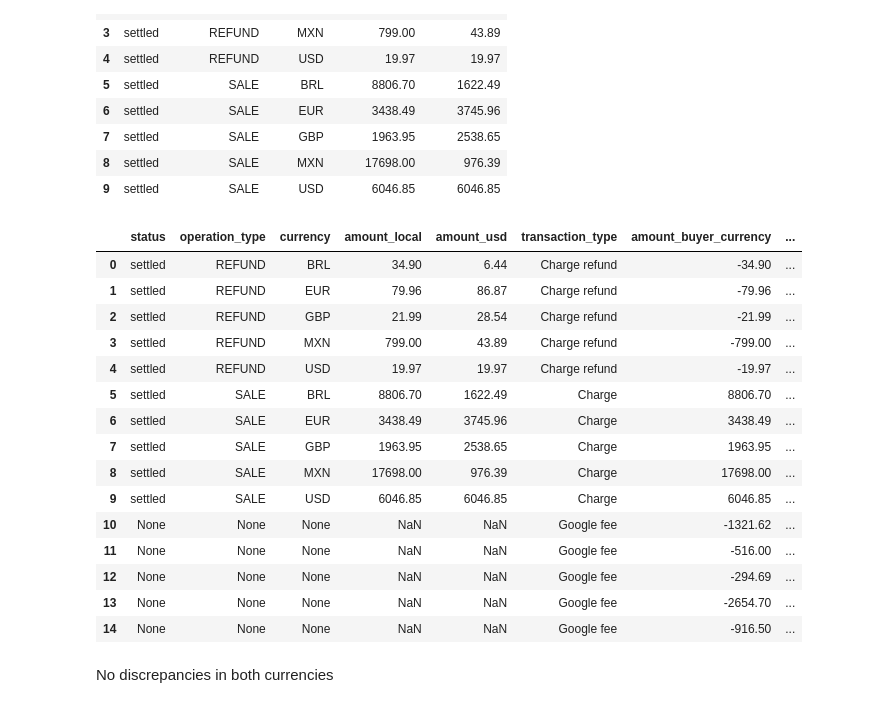
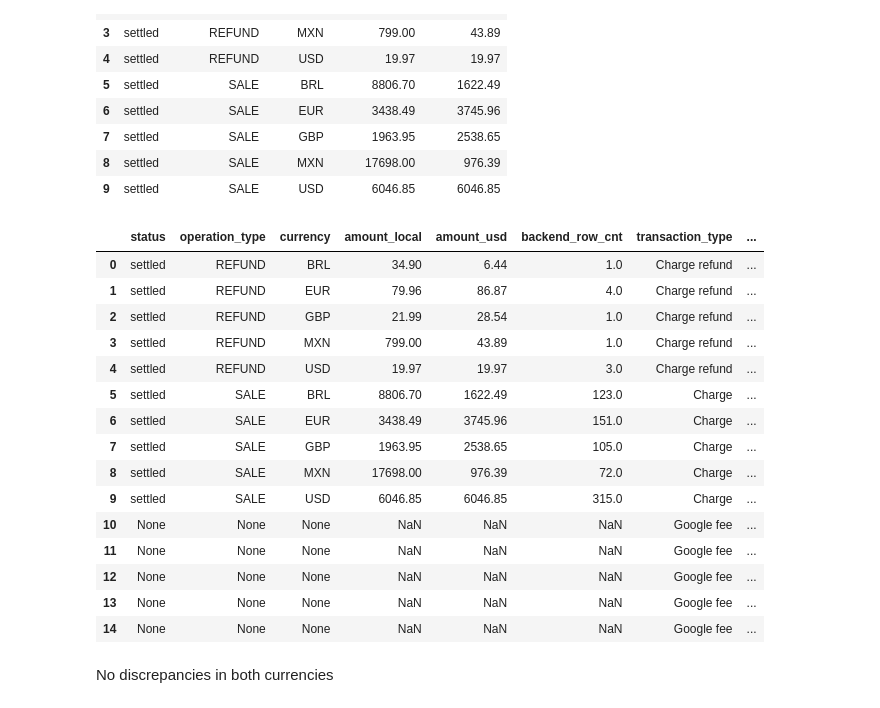
Before and after one commit to am-tropin/test-simple-life-app, a Jupyter notebook: task.ipynb, the cells around one changed output. Cells and saved outputs as stored; diff of their text form; code cells hidden in the pictures.

```diff
--- a/task.ipynb
+++ b/task.ipynb
@@ -305,0 +374,9 @@ All numbers are discrepancies
+# %%
+fx_rates = """
+SELECT rate_date, count(*) as cnt
+FROM fx_rates
+group by 1
+order by 1 desc
+"""
+df_fx_rates = pd.read_sql(fx_rates, conn)
+df_fx_rates
@@ -754,6 +900,7 @@ WITH googleplay_backend AS (
         currency
         , sum(amount_local) as amount_local
         , sum(amount_usd) as amount_usd
+        , count(txn_id) as backend_row_cnt
     FROM payment_engine_log
     WHERE created_at_utc >= '2026-06-01' AND created_at_utc < '2026-07-01'
         and psp = 'google_play'
@@ -773,51 +920,53 @@ googleplay as (
             WHEN aa.transaction_type = 'Charge refund' THEN 'settled'
         END as status,
         CASE
             WHEN aa.transaction_type = 'Charge' THEN 'SALE'
             WHEN aa.transaction_type = 'Charge refund' THEN 'REFUND'
         END as operation_type,
 
         transaction_type,
         buyer_currency,
         merchant_currency
         , sum(amount_buyer_currency) as amount_buyer_currency
         , sum(amount_merchant_currency) as amount_merchant_currency
-
+        , count(*) as provider_row_cnt
     FROM googleplay_0 aa
 --     LEFT JOIN fx_rates fx on fx.rate_date = date(aa.datetime_utc) and fx.currency = aa.gross_currency
+--     LEFT JOIN fee_schedule fee on 1=1 and fee.psp = 'google_play'
     WHERE datetime_utc >= '2026-06-01' AND datetime_utc < '2026-07-01'
     GROUP BY 1,2,3,4
 )
 
 SELECT
     back.*,
     googleplay.transaction_type,
     googleplay.amount_buyer_currency,
-    googleplay.amount_merchant_currency
+    googleplay.amount_merchant_currency,
+    googleplay.provider_row_cnt
 FROM googleplay_backend back
 FULL JOIN googleplay ON googleplay.operation_type = back.operation_type
     AND googleplay.status = back.status
     AND googleplay.buyer_currency = back.currency
 """
 result_googleplay_reconciliation = pd.read_sql(query_googleplay_reconciliation, conn)
 result_googleplay_reconciliation
 # %% [output]
-|  | status | operation_type | currency | amount_local | amount_usd | transaction_type | amount_buyer_currency | ... |
-| 0 | settled | REFUND | BRL | 34.90 | 6.44 | Charge refund | -34.90 | ... |
-| 1 | settled | REFUND | EUR | 79.96 | 86.87 | Charge refund | -79.96 | ... |
-| 2 | settled | REFUND | GBP | 21.99 | 28.54 | Charge refund | -21.99 | ... |
-| 3 | settled | REFUND | MXN | 799.00 | 43.89 | Charge refund | -799.00 | ... |
-| 4 | settled | REFUND | USD | 19.97 | 19.97 | Charge refund | -19.97 | ... |
-| 5 | settled | SALE | BRL | 8806.70 | 1622.49 | Charge | 8806.70 | ... |
-| 6 | settled | SALE | EUR | 3438.49 | 3745.96 | Charge | 3438.49 | ... |
-| 7 | settled | SALE | GBP | 1963.95 | 2538.65 | Charge | 1963.95 | ... |
-| 8 | settled | SALE | MXN | 17698.00 | 976.39 | Charge | 17698.00 | ... |
-| 9 | settled | SALE | USD | 6046.85 | 6046.85 | Charge | 6046.85 | ... |
-| 10 | None | None | None | NaN | NaN | Google fee | -1321.62 | ... |
-| 11 | None | None | None | NaN | NaN | Google fee | -516.00 | ... |
-| 12 | None | None | None | NaN | NaN | Google fee | -294.69 | ... |
-| 13 | None | None | None | NaN | NaN | Google fee | -2654.70 | ... |
-| 14 | None | None | None | NaN | NaN | Google fee | -916.50 | ... |
+|  | status | operation_type | currency | amount_local | amount_usd | backend_row_cnt | transaction_type | ... |
+| 0 | settled | REFUND | BRL | 34.90 | 6.44 | 1.0 | Charge refund | ... |
+| 1 | settled | REFUND | EUR | 79.96 | 86.87 | 4.0 | Charge refund | ... |
+| 2 | settled | REFUND | GBP | 21.99 | 28.54 | 1.0 | Charge refund | ... |
+| 3 | settled | REFUND | MXN | 799.00 | 43.89 | 1.0 | Charge refund | ... |
+| 4 | settled | REFUND | USD | 19.97 | 19.97 | 3.0 | Charge refund | ... |
+| 5 | settled | SALE | BRL | 8806.70 | 1622.49 | 123.0 | Charge | ... |
+| 6 | settled | SALE | EUR | 3438.49 | 3745.96 | 151.0 | Charge | ... |
+| 7 | settled | SALE | GBP | 1963.95 | 2538.65 | 105.0 | Charge | ... |
+| 8 | settled | SALE | MXN | 17698.00 | 976.39 | 72.0 | Charge | ... |
+| 9 | settled | SALE | USD | 6046.85 | 6046.85 | 315.0 | Charge | ... |
+| 10 | None | None | None | NaN | NaN | NaN | Google fee | ... |
+| 11 | None | None | None | NaN | NaN | NaN | Google fee | ... |
+| 12 | None | None | None | NaN | NaN | NaN | Google fee | ... |
+| 13 | None | None | None | NaN | NaN | NaN | Google fee | ... |
+| 14 | None | None | None | NaN | NaN | NaN | Google fee | ... |
 # %% [markdown]
 No discrepancies in both currencies
 # %% [markdown]
```
Also changed, not shown: parts of 19 cells of this notebook, 1 other file.
